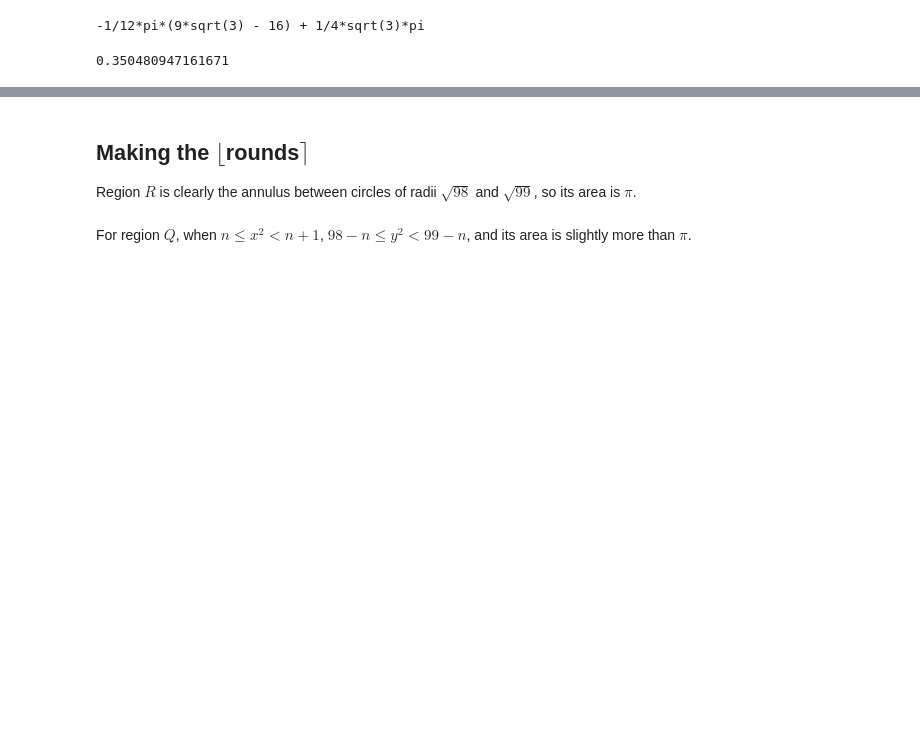
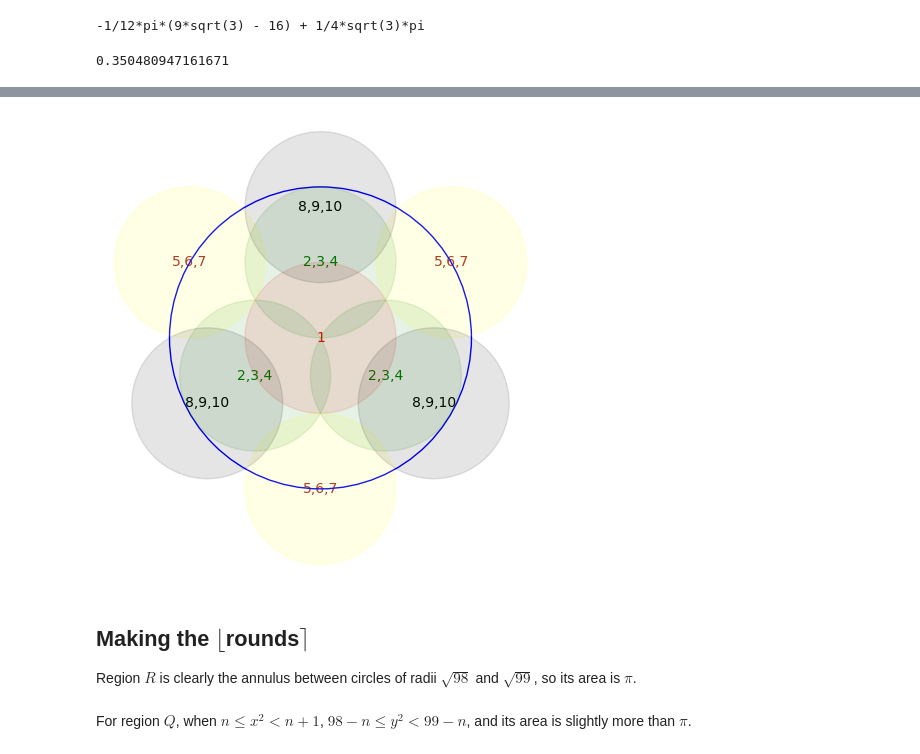
Before and after one commit to qpliu/sunday-puzzle, a Jupyter notebook: riddler/2025/20250620.ipynb, the cells around one changed output, grey strips where cells are left out. Drawn from its saved outputs; the diff is of its cells as text; code cells hidden in the pictures; blank space fills up the shorter version.

```diff
--- a/riddler/2025/20250620.ipynb
+++ b/riddler/2025/20250620.ipynb
@@ -56,3 +148,28 @@ but offset from the center.
+# %%
+(circle((0,0),1,axes=false)
+ + circle((0,0),1/2,color='red',fill=true,alpha=0.1)
+ + circle((0,1/2),1/2,color='green',fill=true,alpha=0.1)
+ + circle((sqrt(3)/4,-1/4),1/2,color='green',fill=true,alpha=0.1)
+ + circle((-sqrt(3)/4,-1/4),1/2,color='green',fill=true,alpha=0.1)
+ + circle((0,-1),1/2,color='yellow',fill=true,alpha=0.1)
+ + circle((sqrt(3)/2,1/2),1/2,color='yellow',fill=true,alpha=0.1)
+ + circle((-sqrt(3)/2,1/2),1/2,color='yellow',fill=true,alpha=0.1)
+ + circle((0,sqrt(3)/2),1/2,color='black',fill=true,alpha=0.1)
+ + circle((3/4,-sqrt(3)/4),1/2,color='black',fill=true,alpha=0.1)
+ + circle((-3/4,-sqrt(3)/4),1/2,color='black',fill=true,alpha=0.1)
+ + text("1",(0,0),color='red')
+ + text("2,3,4",(0,1/2),color='green')
+ + text("2,3,4",(sqrt(3)/4,-1/4),color='green')
+ + text("2,3,4",(-sqrt(3)/4,-1/4),color='green')
+ + text("5,6,7",(0,-1),color='brown')
+ + text("5,6,7",(sqrt(3)/2,1/2),color='brown')
+ + text("5,6,7",(-sqrt(3)/2,1/2),color='brown')
+ + text("8,9,10",(0,sqrt(3)/2),color='black')
+ + text("8,9,10",(3/4,-sqrt(3)/4),color='black')
+ + text("8,9,10",(-3/4,-sqrt(3)/4),color='black')
+)
+# %% [output]
+[figure, added]
 # %% [markdown]
 Making the $\lfloor$rounds$\rceil$
 ----------------------------------
```
Also changed, not shown: parts of 9 cells of this notebook, 1 other file.
